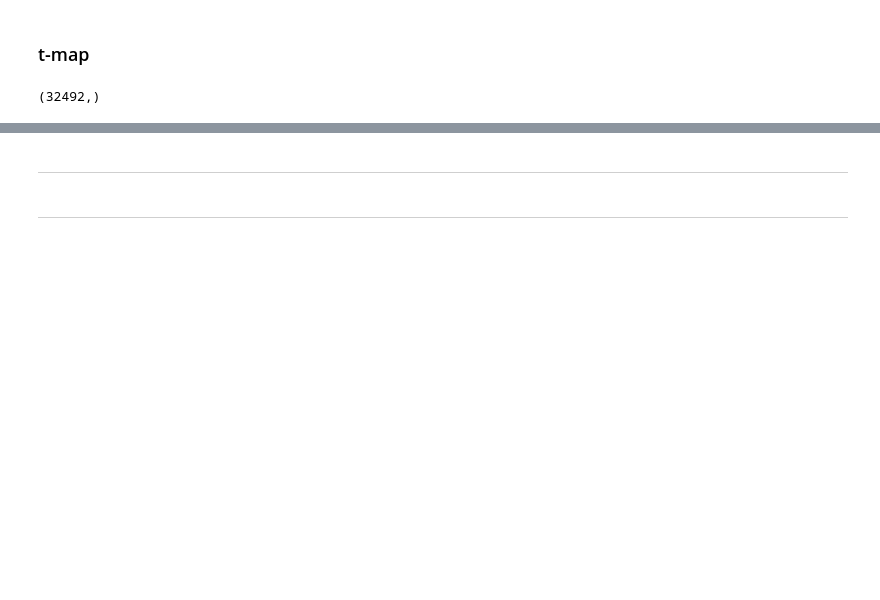
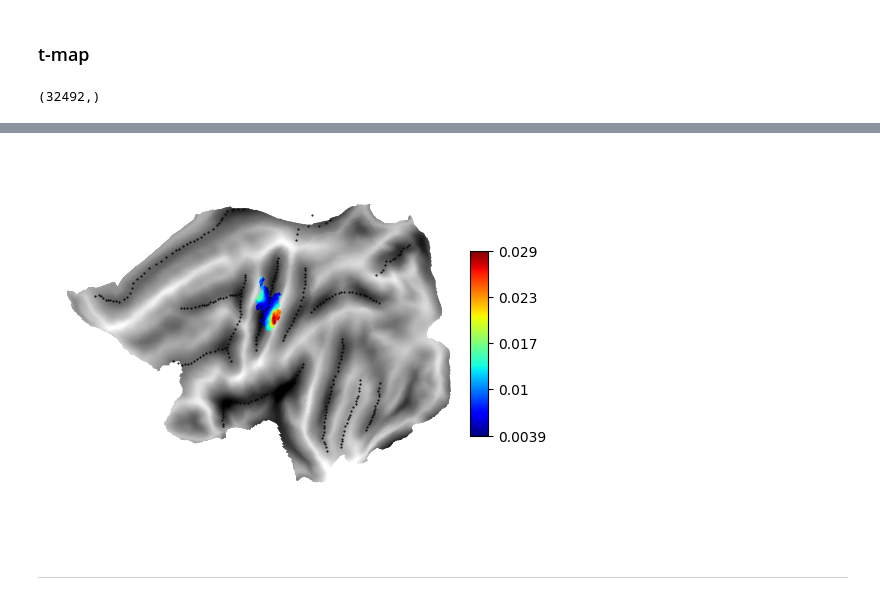
Before and after one commit to psb629/SeqSpatialSupp_fMRI, a Jupyter notebook: Notebook/cluster-based_correction.ipynb, the cells around one changed output, grey strips where cells are left out. Saved outputs shown, nothing was run; the diff lists cells and outputs as text; code cells hidden in the pictures; blank space fills up the shorter version.

```diff
--- a/Notebook/cluster-based_correction.ipynb
+++ b/Notebook/cluster-based_correction.ipynb
@@ -290,9 +307,25 @@ np.float64(0.0)
+# %%
+mask = np.where(np.isnan(corrected), np.nan, 1)
+RDM = np.mean(dataset.get_fdata(), axis=0)
+# %%
+fig, ax = plt.subplots()
+plt.sca(ax)
+g = surf.plot.plotmap(
+    data=RDM*mask,
+    surf='fs32k_%s'%hem,
+    alpha=1,
+    cmap=cm.jet, colorbar=True,
+    # cscale=[0.0019, 0.23],
+    # threshold=thresh,
+    borders=border, bordercolor='black', bordersize=1,
+    overlay_type='func', render='matplotlib',
+)
+# %% [output]
+[figure, added]
 # %%
 # fig.savefig(
 #     join(su.get_dir_root(),'RDM_flat.%s.png'%model),
 #     dpi=300, facecolor=[1,1,1,1], bbox_inches = "tight"
 # )
-# %% [markdown]
----
 # %% [markdown]
 ---
```
Also changed, not shown: parts of 19 cells of this notebook.
